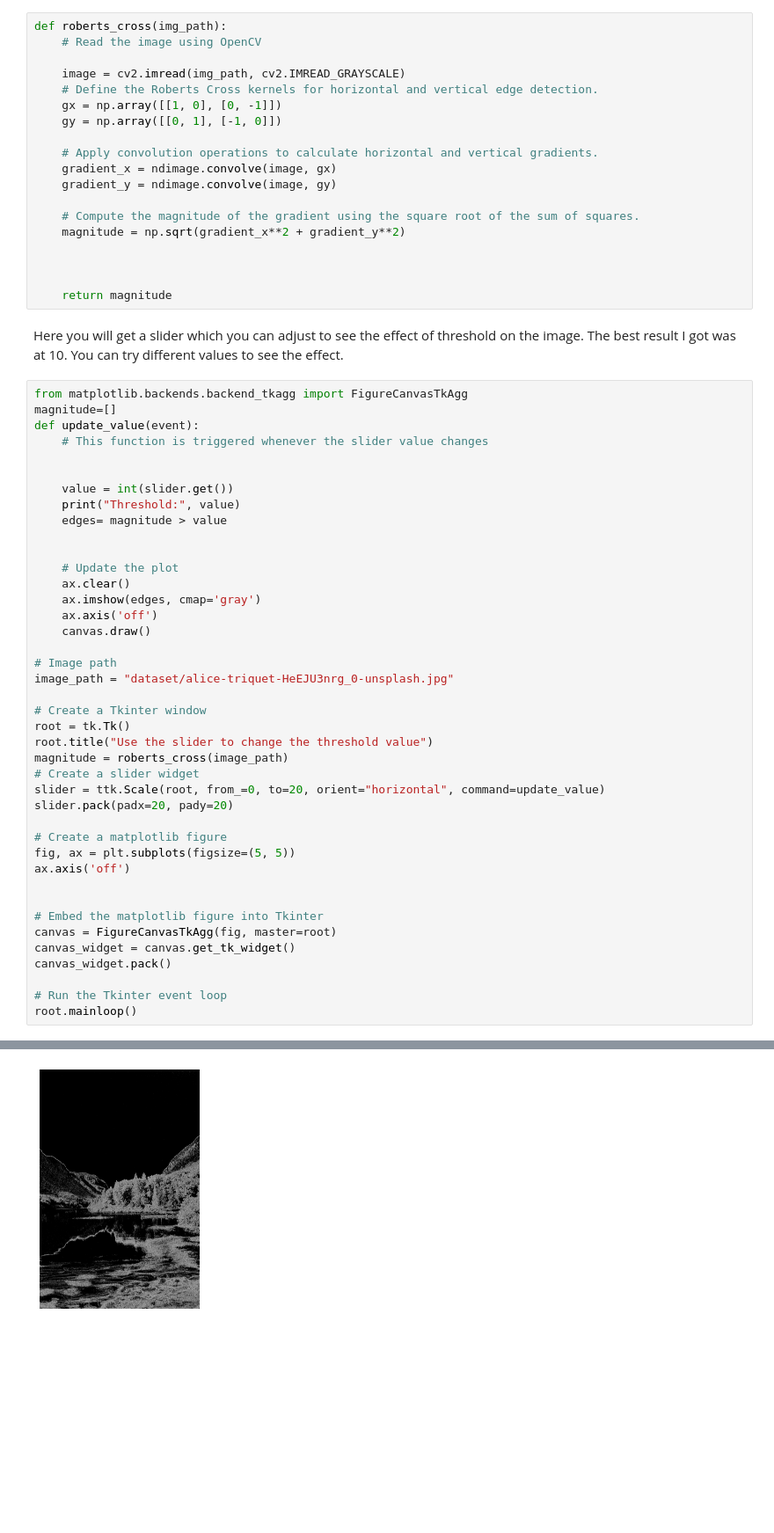
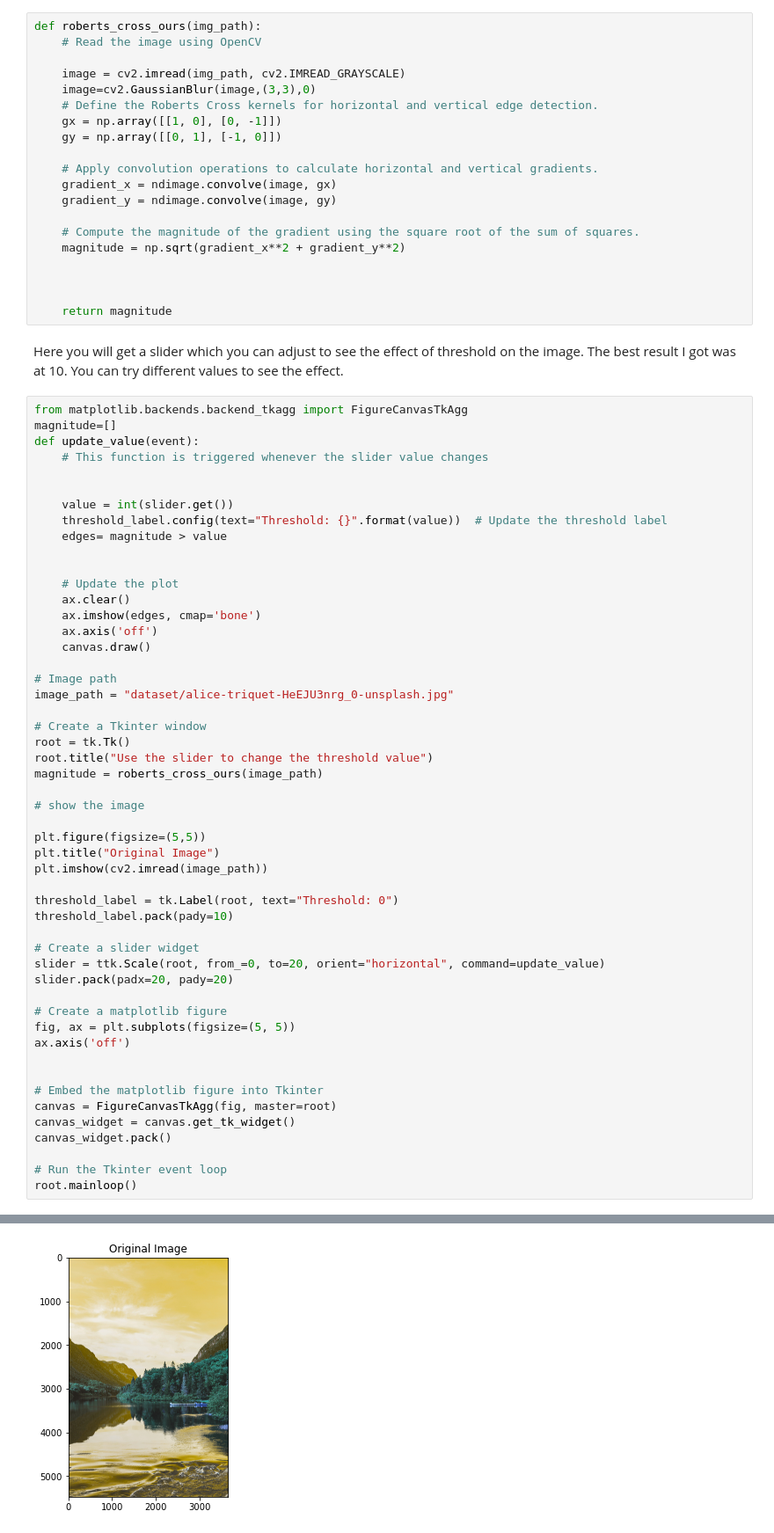
Before and after one commit to Pranjal-g083/DA-623-Project, a Jupyter notebook: code.ipynb, the cells around one changed output, grey strips where cells are left out. Shown at 88% size. Drawn from its saved outputs; the diff is of its cells as text; blank space fills up the shorter version.

```diff
--- a/code.ipynb
+++ b/code.ipynb
@@ -88,10 +97,11 @@ import matplotlib.pyplot as plt
 import tkinter as tk
 from tkinter import ttk
 # %%
-def roberts_cross(img_path):
+def roberts_cross_ours(img_path):
     # Read the image using OpenCV
 
     image = cv2.imread(img_path, cv2.IMREAD_GRAYSCALE)
+    image=cv2.GaussianBlur(image,(3,3),0)
     # Define the Roberts Cross kernels for horizontal and vertical edge detection.
     gx = np.array([[1, 0], [0, -1]])
     gy = np.array([[0, 1], [-1, 0]])
@@ -116,13 +126,13 @@ def update_value(event):
 
 
     value = int(slider.get())
-    print("Threshold:", value)
+    threshold_label.config(text="Threshold: {}".format(value))  # Update the threshold label
     edges= magnitude > value
 
 
     # Update the plot
     ax.clear()
-    ax.imshow(edges, cmap='gray')
+    ax.imshow(edges, cmap='bone')
     ax.axis('off')
     canvas.draw()
 
@@ -132,7 +142,17 @@ image_path = "dataset/alice-triquet-HeEJU3nrg_0-unsplash.jpg"
 # Create a Tkinter window
 root = tk.Tk()
 root.title("Use the slider to change the threshold value")
-magnitude = roberts_cross(image_path)
+magnitude = roberts_cross_ours(image_path)
+
+# show the image
+
+plt.figure(figsize=(5,5))
+plt.title("Original Image")
+plt.imshow(cv2.imread(image_path))
+
+threshold_label = tk.Label(root, text="Threshold: 0")
+threshold_label.pack(pady=10)
+
 # Create a slider widget
 slider = ttk.Scale(root, from_=0, to=20, orient="horizontal", command=update_value)
 slider.pack(padx=20, pady=20)
@@ -163 +173 @@ Threshold: 10
-[figure, old version]
+[figure, new version]
```
Also changed, not shown: parts of 18 cells of this notebook, 1 other file.
